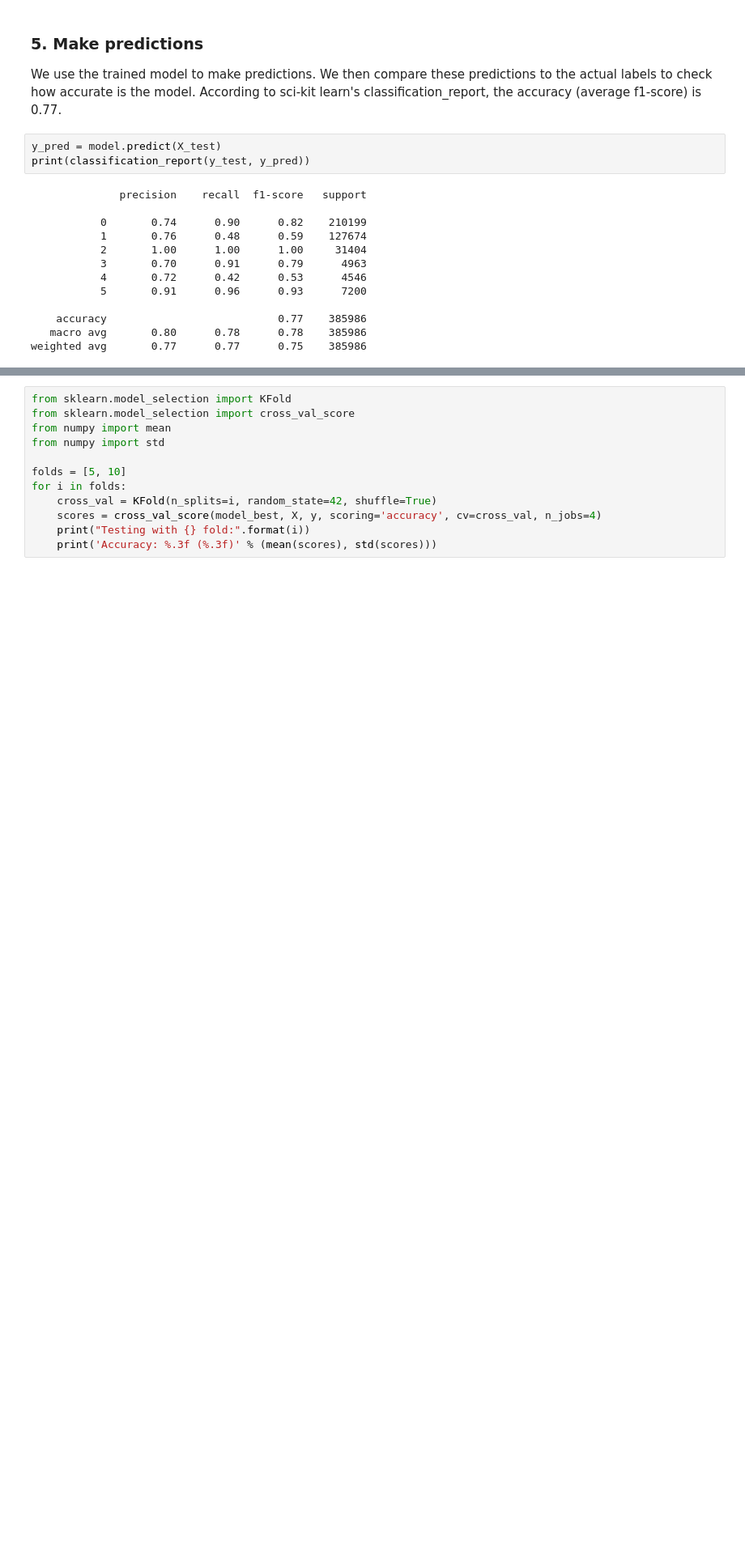
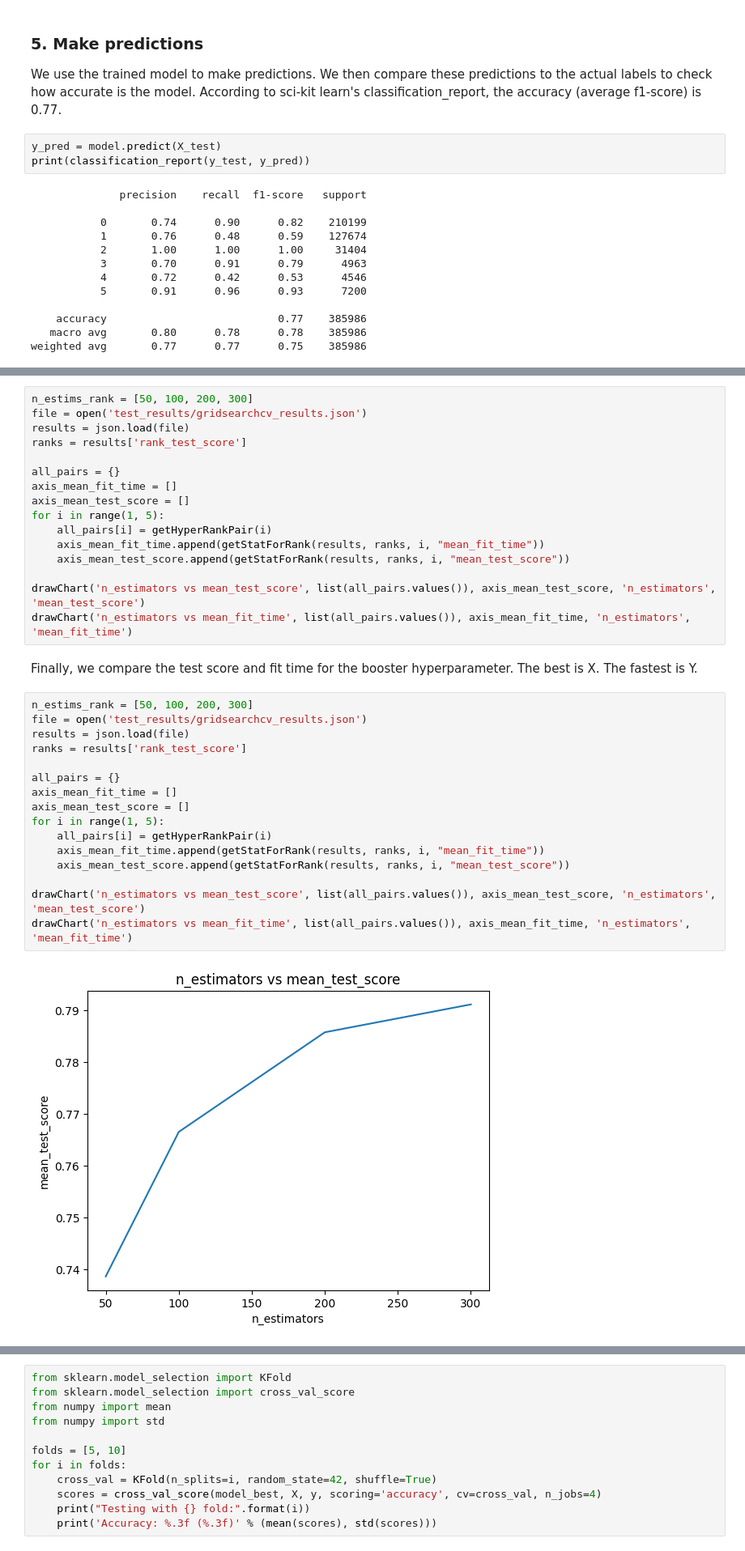
Before and after one commit to nkinesis/soen471-project, a Jupyter notebook: boosted_tree.ipynb, the cells around one changed output, grey strips where cells are left out. Shown: that part at 81% size. Saved outputs shown, nothing was run; the diff lists cells and outputs as text; blank space fills up the shorter version.

```diff
--- a/boosted_tree.ipynb
+++ b/boosted_tree.ipynb
@@ -98,0 +143,36 @@ Description
+# %%
+n_estims_rank = [50, 100, 200, 300]
+file = open('test_results/gridsearchcv_results.json')
+results = json.load(file)
+ranks = results['rank_test_score']
+
+all_pairs = {}
+axis_mean_fit_time = []
+axis_mean_test_score = []
+for i in range(1, 5):
+    all_pairs[i] = getHyperRankPair(i)
+    axis_mean_fit_time.append(getStatForRank(results, ranks, i, "mean_fit_time"))
+    axis_mean_test_score.append(getStatForRank(results, ranks, i, "mean_test_score"))
+
+drawChart('n_estimators vs mean_test_score', list(all_pairs.values()), axis_mean_test_score, 'n_estimators', 'mean_test_score')
+drawChart('n_estimators vs mean_fit_time', list(all_pairs.values()), axis_mean_fit_time, 'n_estimators', 'mean_fit_time')
+# %% [markdown]
+Finally, we compare the test score and fit time for the booster hyperparameter. The best is X. The fastest is Y.
+# %%
+n_estims_rank = [50, 100, 200, 300]
+file = open('test_results/gridsearchcv_results.json')
+results = json.load(file)
+ranks = results['rank_test_score']
+
+all_pairs = {}
+axis_mean_fit_time = []
+axis_mean_test_score = []
+for i in range(1, 5):
+    all_pairs[i] = getHyperRankPair(i)
+    axis_mean_fit_time.append(getStatForRank(results, ranks, i, "mean_fit_time"))
+    axis_mean_test_score.append(getStatForRank(results, ranks, i, "mean_test_score"))
+
+drawChart('n_estimators vs mean_test_score', list(all_pairs.values()), axis_mean_test_score, 'n_estimators', 'mean_test_score')
+drawChart('n_estimators vs mean_fit_time', list(all_pairs.values()), axis_mean_fit_time, 'n_estimators', 'mean_fit_time')
+# %% [output]
+[figure, added]
```
Also changed, not shown: parts of 11 cells of this notebook, 2 other files.
